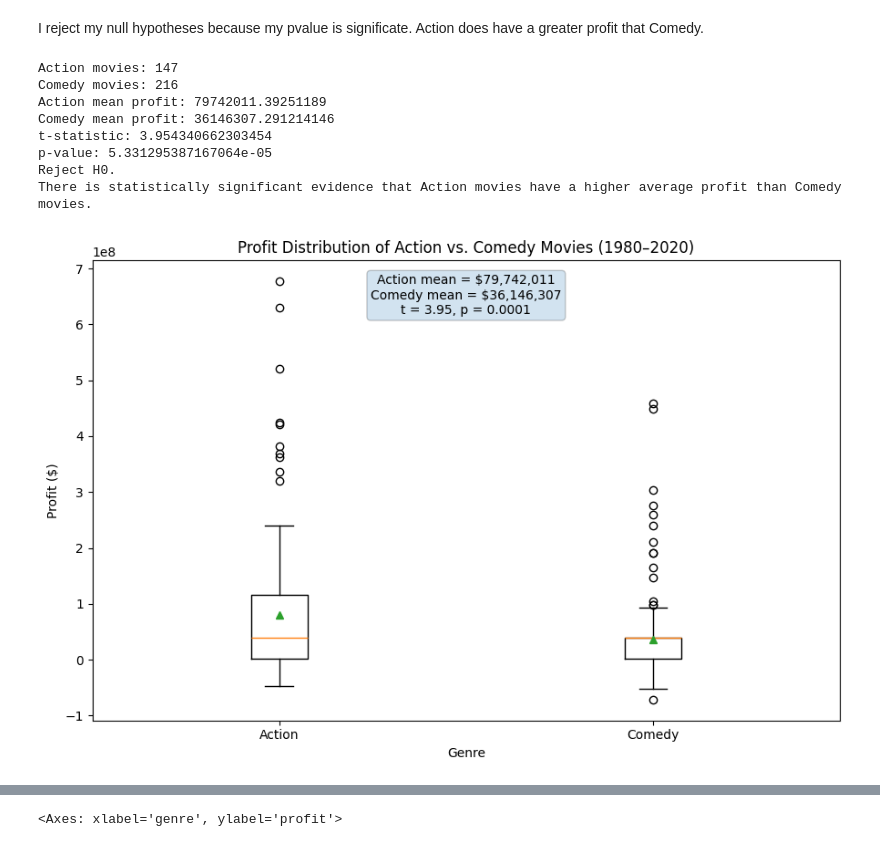
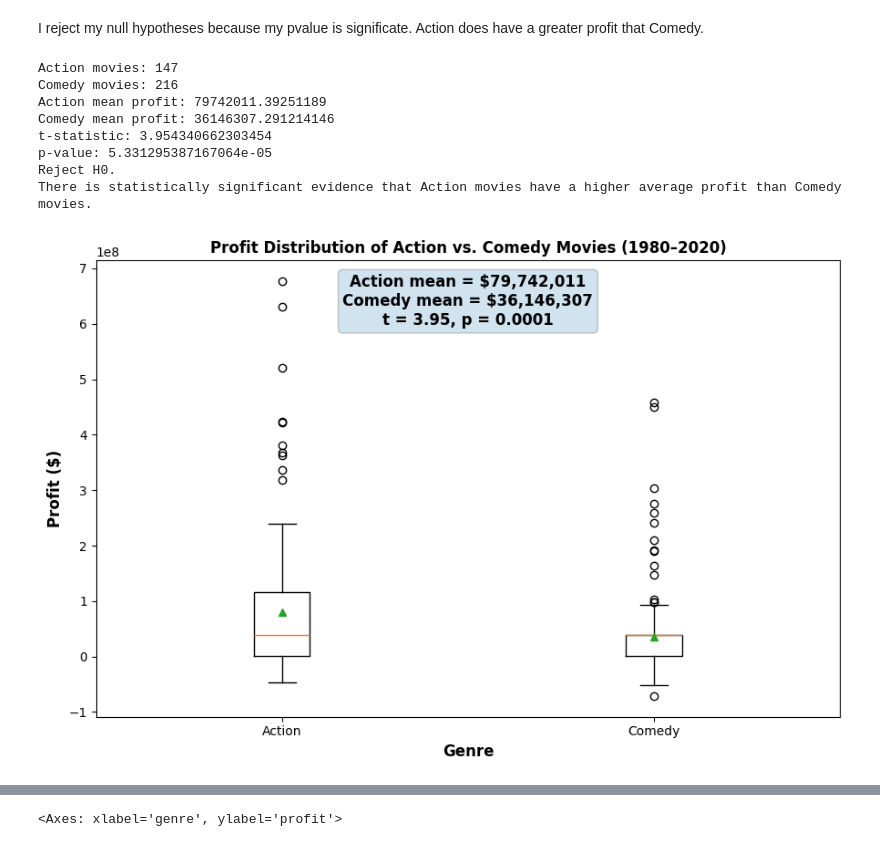
Before and after one commit to Kaidense2026/Pop_culture-, a Jupyter notebook: Pop_Culture_research_project.ipynb, the cells around one changed output, grey strips where cells are left out. Cells and saved outputs as stored; diff of their text form; code cells hidden in the pictures.

```diff
--- a/Pop_Culture_research_project.ipynb
+++ b/Pop_Culture_research_project.ipynb
@@ -711,39 +711,47 @@ plt.figure(figsize=(9, 6))
 plt.boxplot(
     [action_profit, comedy_profit],
     labels=["Action", "Comedy"],
     showmeans=True
 )
 
-plt.title("Profit Distribution of Action vs. Comedy Movies (1980–2020)")
-plt.xlabel("Genre")
-plt.ylabel("Profit ($)")
+plt.title("Profit Distribution of Action vs. Comedy Movies (1980–2020)",
+          fontsize='large',
+          fontweight='bold')
+plt.xlabel("Genre",
+           fontsize='large',
+           fontweight='bold')
+plt.ylabel("Profit ($)",
+           fontsize='large',
+           fontweight='bold')
 
 
  #Add hypothesis test results
 
-result_text = ( f"Action mean = ${action_profit.mean():,.0f}\n" f"Comedy mean = ${comedy_profit.mean():,.0f}\n" f"t = {t_stat:.2f}, p = {p_value:.4f}" )
+result_text = ( f"Action mean = ${action_profit.mean():,.0f}\n" f"Comedy mean = ${comedy_profit.mean():,.0f}\n" f"t = {t_stat:.2f}, p = {p_value:.4f}")
 
 plt.text(
     0.5, 0.97,
     result_text,
     transform=plt.gca().transAxes,
     ha="center",
     va="top",
-    bbox=dict(boxstyle="round", alpha=0.2)
+    bbox=dict(boxstyle="round", alpha=0.2),
+    fontsize = 'large',
+    fontweight = 'bold'
 )
 
 plt.tight_layout()
 plt.show()
 # %% [output]
 Action movies: 147
 Comedy movies: 216
 Action mean profit: 79742011.39251189
 Comedy mean profit: 36146307.291214146
 t-statistic: 3.954340662303454
 p-value: 5.331295387167064e-05
 Reject H0.
 There is statistically significant evidence that Action movies have a higher average profit than Comedy movies.
-[figure, old version]
+[figure, new version]
 # %%
 #For hypothesis test maybe you can make a box plot like this:
 
```
Also changed, not shown: parts of 1 cell of this notebook.
